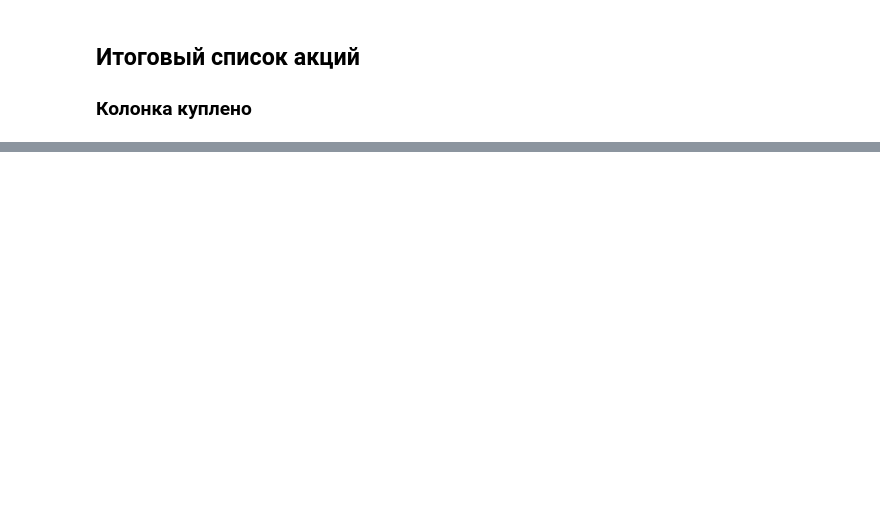
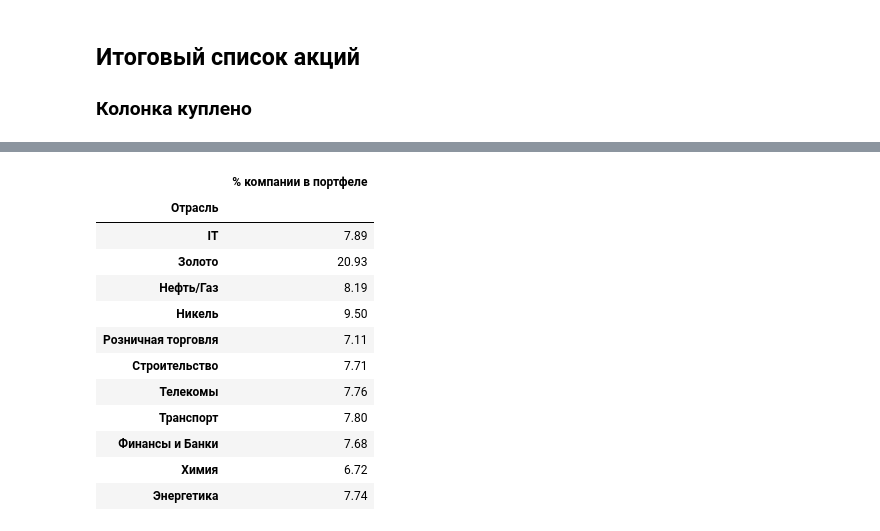
Before and after one commit to ramzesvvsu/VantalaProject, a Jupyter notebook: Vantala_HW3.ipynb, the cells around one changed output, grey strips where cells are left out. Saved outputs shown, nothing was run; the diff lists cells and outputs as text; code cells hidden in the pictures; blank space fills up the shorter version.

```diff
--- a/Vantala_HW3.ipynb
+++ b/Vantala_HW3.ipynb
@@ -398,0 +364,16 @@ result[result['Куплено']>0].sort_values('Отрасль')
+# %%
+total_table[['Отрасль', '% компании в портфеле']].groupby('Отрасль').aggregate(sum)
+# %% [output]
+|  | % компании в портфеле |
+| Отрасль |  |
+| IT | 7.89 |
+| Золото | 20.93 |
+| Нефть/Газ | 8.19 |
+| Никель | 9.50 |
+| Розничная торговля | 7.11 |
+| Строительство | 7.71 |
+| Телекомы | 7.76 |
+| Транспорт | 7.80 |
+| Финансы и Банки | 7.68 |
+| Химия | 6.72 |
+| Энергетика | 7.74 |
```
Also changed, not shown: parts of 12 cells of this notebook.
